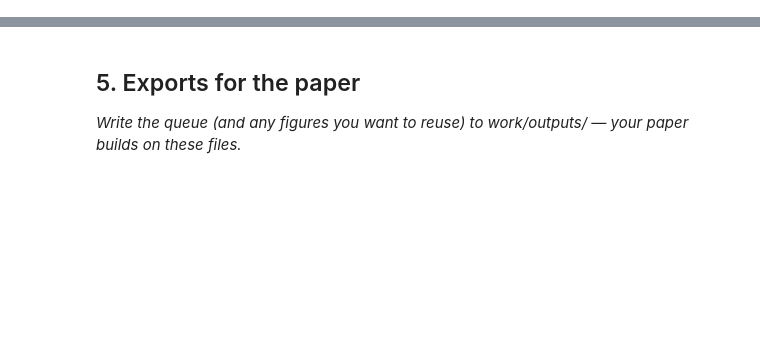
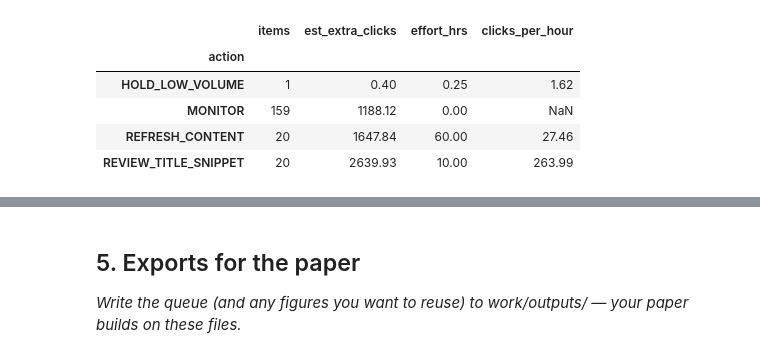
Before and after one commit to arshiyanaaz411/flyrank-ml-internship, a Jupyter notebook: work/notebooks/w07_action_playbook.ipynb, the cells around one changed output, grey strips where cells are left out. Saved outputs shown, nothing was run; the diff lists cells and outputs as text; code cells hidden in the pictures; blank space fills up the shorter version.

```diff
--- a/work/notebooks/w07_action_playbook.ipynb
+++ b/work/notebooks/w07_action_playbook.ipynb
@@ -36,0 +174,17 @@ This skeleton is yours to fill. Work the sections **in order** — each one has
+# %%
+# Assumptions, not measurements. Replace with realistic numbers and say so.
+EFFORT_HRS = {"REFRESH_CONTENT": 3.0, "REVIEW_TITLE_SNIPPET": 0.5,
+              "HOLD_LOW_VOLUME": 0.25, "MONITOR": 0.0}
+
+cv = (df.groupby("action")
+        .agg(items=("action", "size"), est_extra_clicks=("opportunity", "sum"))
+        .assign(effort_hrs=lambda t: t.index.map(EFFORT_HRS) * t["items"]))
+cv["clicks_per_hour"] = (cv["est_extra_clicks"] / cv["effort_hrs"]).replace([np.inf], np.nan)
+display(cv.round(2))
+# %% [output]
+|  | items | est_extra_clicks | effort_hrs | clicks_per_hour |
+| action |  |  |  |  |
+| HOLD_LOW_VOLUME | 1 | 0.40 | 0.25 | 1.62 |
+| MONITOR | 159 | 1188.12 | 0.00 | NaN |
+| REFRESH_CONTENT | 20 | 1647.84 | 60.00 | 27.46 |
+| REVIEW_TITLE_SNIPPET | 20 | 2639.93 | 10.00 | 263.99 |
```
Also changed, not shown: parts of 19 cells of this notebook.
